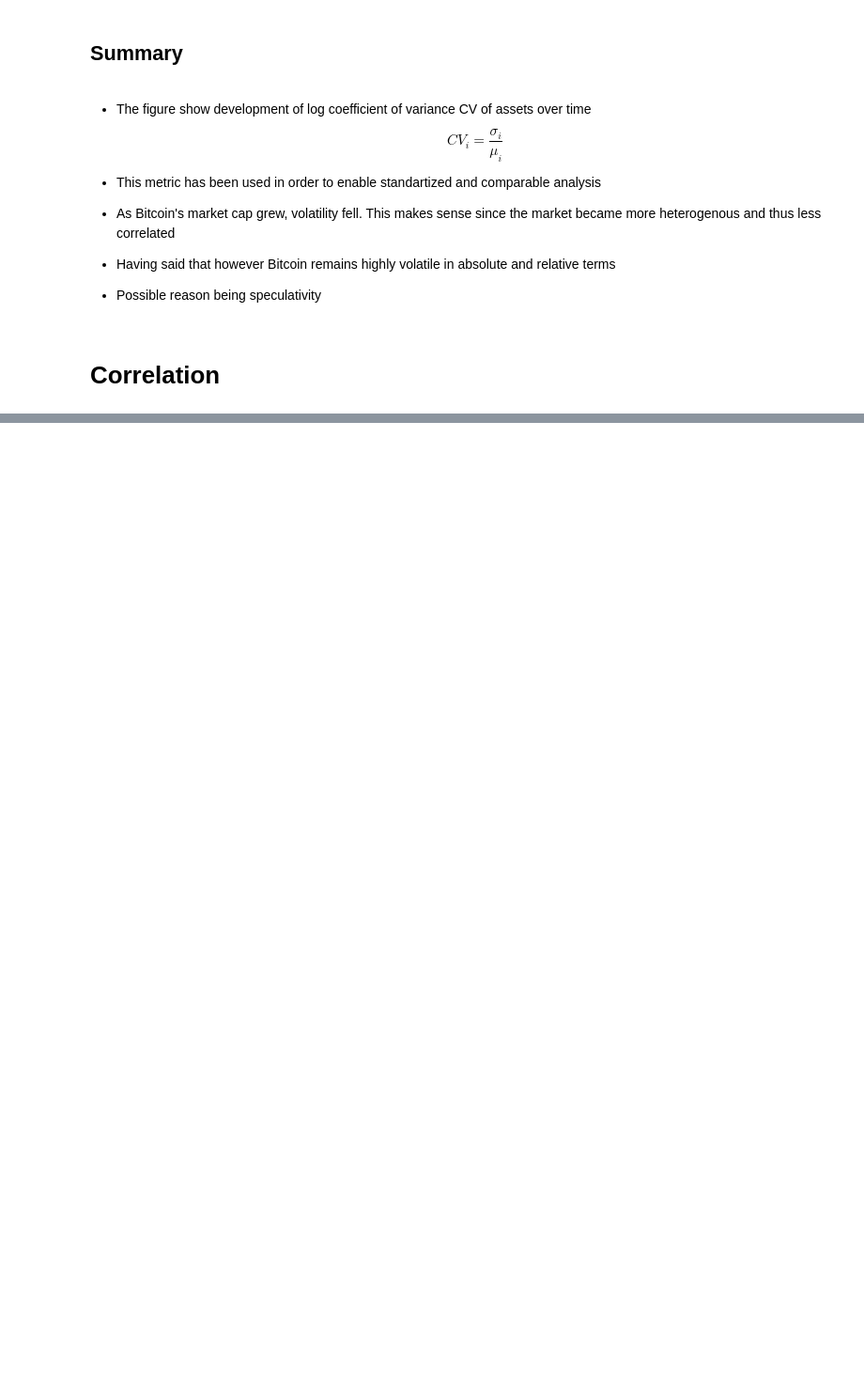
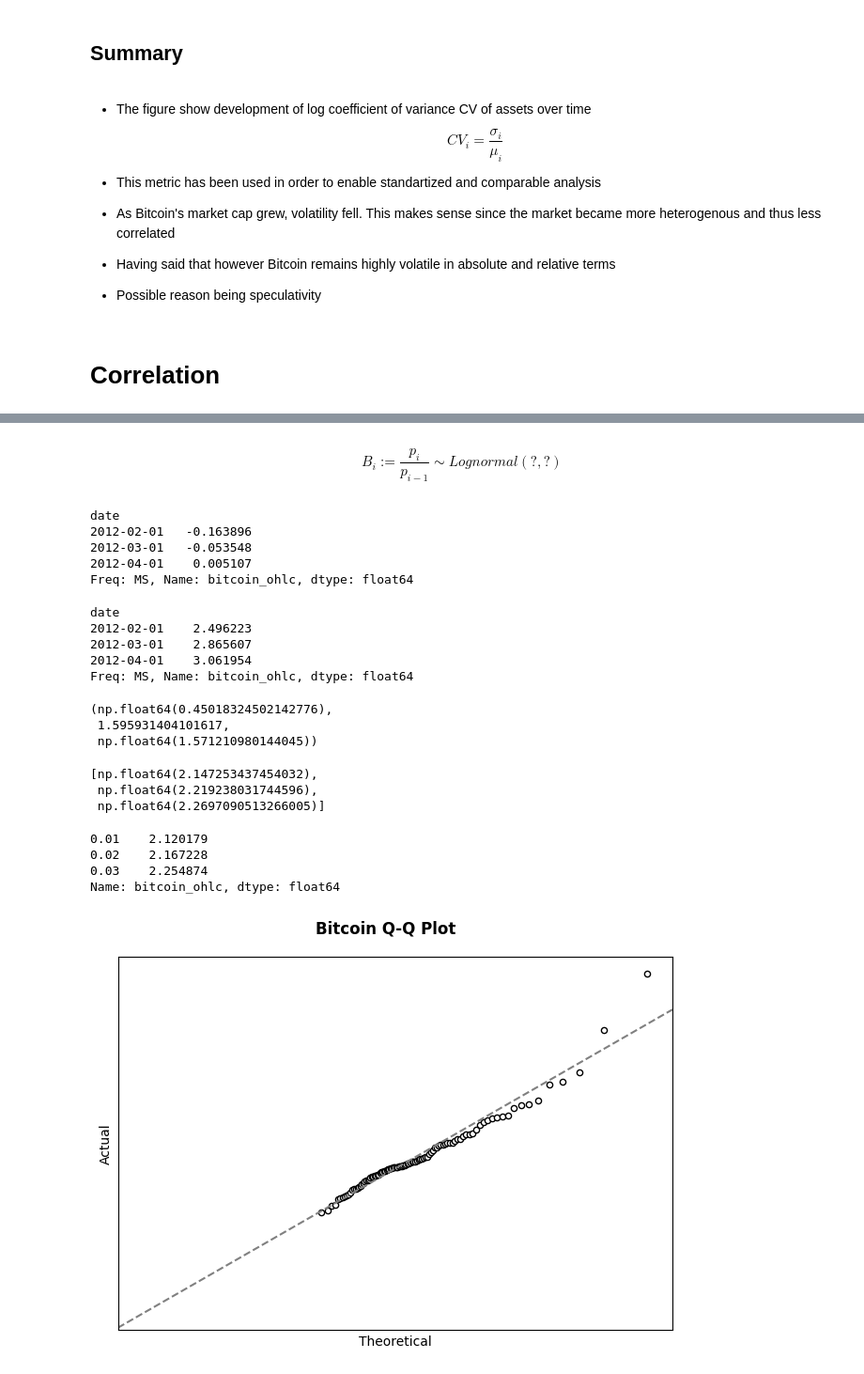
Before and after one commit to Michael-Kornilich/bitcoin_project, a Jupyter notebook: phase1/analysis.ipynb, the cells around one changed output, grey strips where cells are left out. Shown at 94% size. Cells and saved outputs as stored; diff of their text form; code cells hidden in the pictures; blank space fills up the shorter version.

```diff
--- a/phase1/analysis.ipynb
+++ b/phase1/analysis.ipynb
@@ -553,0 +586,79 @@ fig.tight_layout()
+# %% [markdown]
+$$
+B_i := \frac{p_i}{p_{i-1}} \sim Lognormal(?,?)
+$$
+# %%
+btc_change = pct_changes["bitcoin_ohlc"].dropna()
+btc_change[:3]
+# %% [output]
+date
+2012-02-01   -0.163896
+2012-03-01   -0.053548
+2012-04-01    0.005107
+Freq: MS, Name: bitcoin_ohlc, dtype: float64
+# %%
+btc_change_z = (btc_change + 1 - btc_change.mean()) / btc_change.std(ddof=1)
+btc_change_z[:3]
+# %% [output]
+date
+2012-02-01    2.496223
+2012-03-01    2.865607
+2012-04-01    3.061954
+Freq: MS, Name: bitcoin_ohlc, dtype: float64
+# %%
+fit_params = lognorm.fit(btc_change_z)
+fit_params
+# %% [output]
+(np.float64(0.45018324502142776),
+ 1.595931404101617,
+ np.float64(1.571210980144045))
+# %%
+rv = lognorm(*fit_params)
+theory_quantiles = [rv.ppf(i) for i in np.linspace(0.01,0.99,99)]
+theory_quantiles[:3]
+# %% [output]
+[np.float64(2.147253437454032),
+ np.float64(2.219238031744596),
+ np.float64(2.2697090513266005)]
+# %%
+actual_quantiles = btc_change_z.quantile(
+    q=np.linspace(0.01,0.99,99)
+)
+actual_quantiles.head(3)
+# %% [output]
+0.01    2.120179
+0.02    2.167228
+0.03    2.254874
+Name: bitcoin_ohlc, dtype: float64
+# %%
+fig, ax = plt.subplots()
+
+ax.scatter(
+    x=theory_quantiles,
+    y=actual_quantiles,
+    s=20,
+    color="white",
+    linewidths=1,
+    edgecolor="black"
+)
+
+ax.axline(
+    (0, 0),
+    (1, 1),
+    linestyle="dashed",
+    color="gray"
+)
+ax.set_xticks([])
+ax.set_yticks([])
+
+ax.set_xlabel("Theoretical")
+ax.set_ylabel("Actual")
+
+fig.suptitle(
+    "Bitcoin Q-Q Plot",
+    weight="bold"
+)
+fig.tight_layout()
+pass
+# %% [output]
+[figure, added]
```
Also changed, not shown: parts of 37 cells of this notebook.
